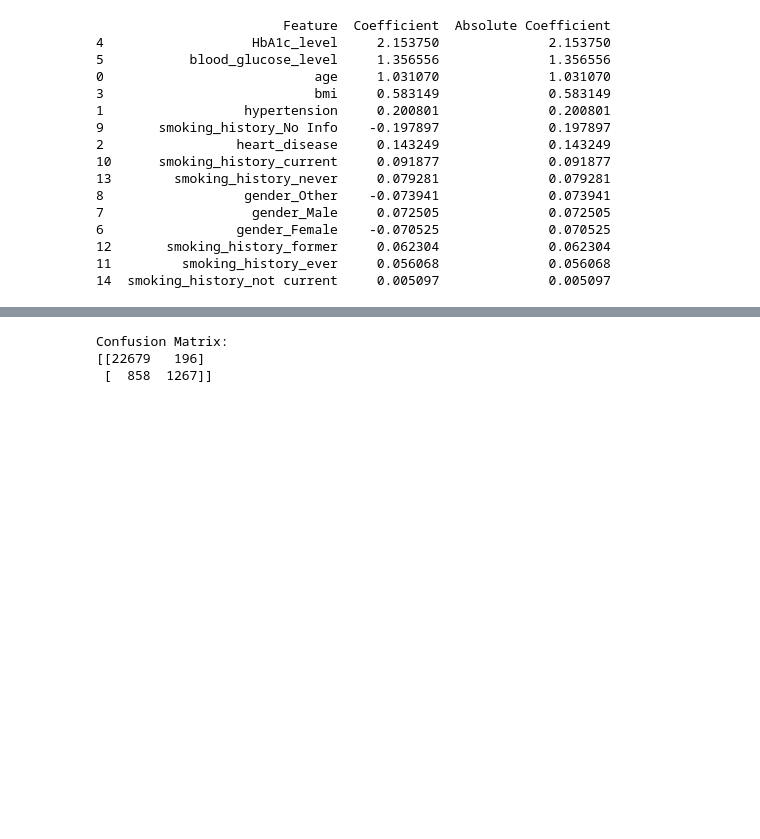
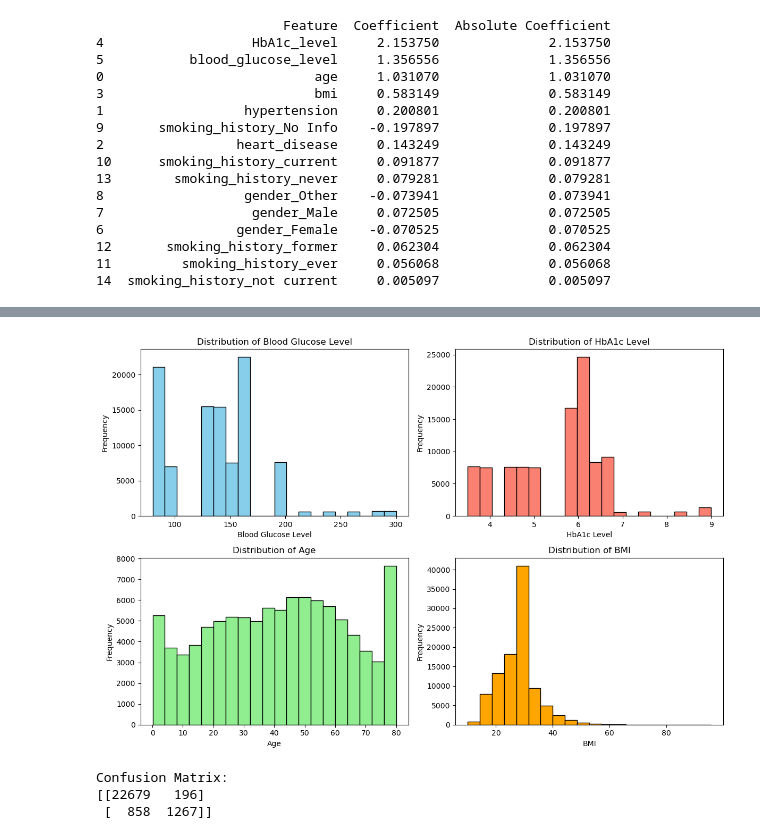
Before and after one commit to divyasajjan1/Project-4-Team-1, a Jupyter notebook: diabetes_prediction.ipynb, the cells around one changed output, grey strips where cells are left out. Saved outputs shown, nothing was run; the diff lists cells and outputs as text; code cells hidden in the pictures; blank space fills up the shorter version.

```diff
--- a/diabetes_prediction.ipynb
+++ b/diabetes_prediction.ipynb
@@ -177,3 +177,39 @@ plt.show()
+# %%
+# Set up subplots for multiple histograms
+plt.figure(figsize=(12, 8))
+
+# Histogram for blood_glucose_level
+plt.subplot(2, 2, 1)
+plt.hist(df['blood_glucose_level'], bins=20, color='skyblue', edgecolor='black')
+plt.title('Distribution of Blood Glucose Level')
+plt.xlabel('Blood Glucose Level')
+plt.ylabel('Frequency')
+
+# Histogram for HbA1c_level
+plt.subplot(2, 2, 2)
+plt.hist(df['HbA1c_level'], bins=20, color='salmon', edgecolor='black')
+plt.title('Distribution of HbA1c Level')
+plt.xlabel('HbA1c Level')
+plt.ylabel('Frequency')
+
+# Histogram for age
+plt.subplot(2, 2, 3)
+plt.hist(df['age'], bins=20, color='lightgreen', edgecolor='black')
+plt.title('Distribution of Age')
+plt.xlabel('Age')
+plt.ylabel('Frequency')
+
+# Histogram for bmi
+plt.subplot(2, 2, 4)
+plt.hist(df['bmi'], bins=20, color='orange', edgecolor='black')
+plt.title('Distribution of BMI')
+plt.xlabel('BMI')
+plt.ylabel('Frequency')
+
+plt.tight_layout()
+plt.show()
+# %% [output]
+[figure, added]
 # %%
 # Generate confusion matrix
 conf_matrix = confusion_matrix(y_test, y_pred_lr)
```
Also changed, not shown: parts of 10 cells of this notebook, 1 other file.
